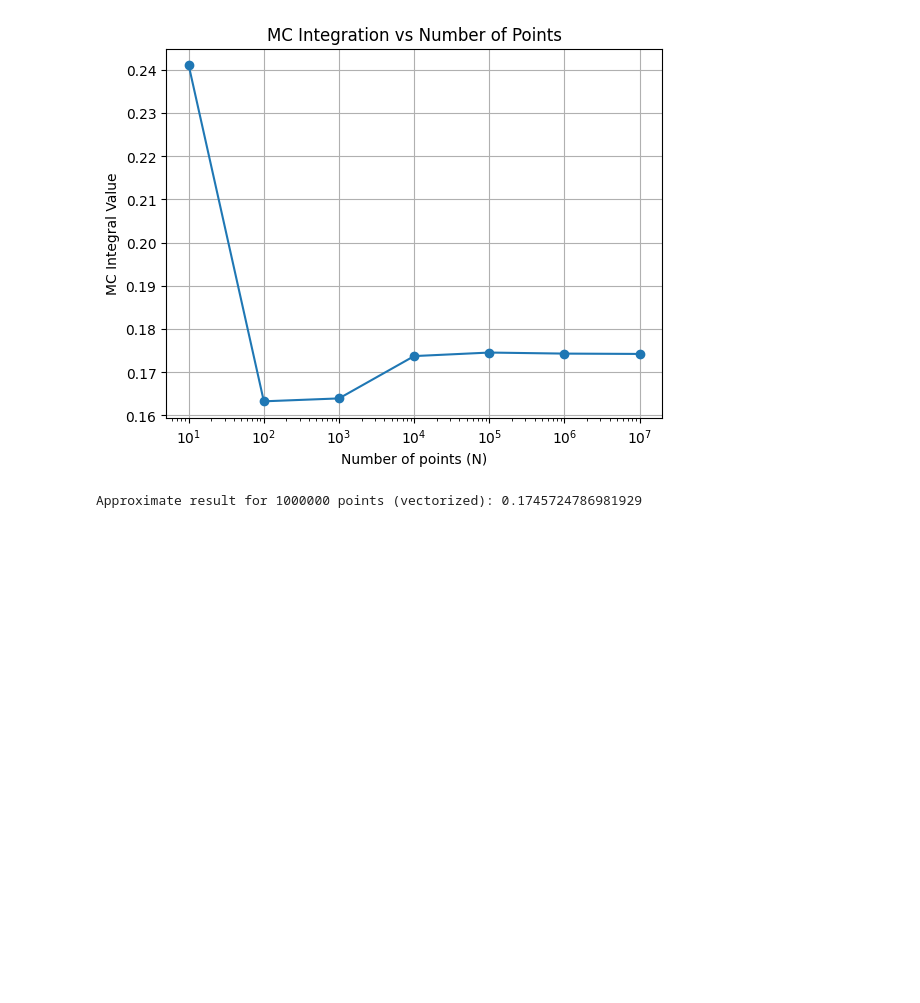
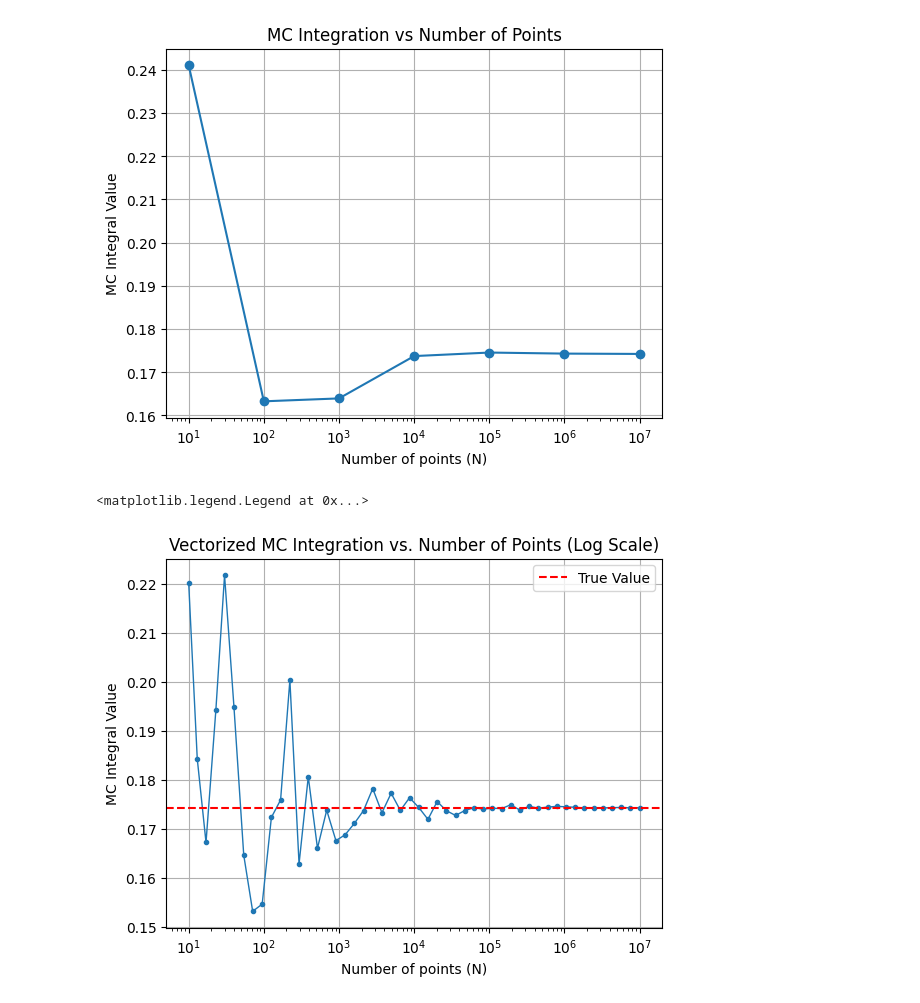
Before and after one commit to PX2145-2025/week-6-b-Morgan-Howard-Reuben, a Jupyter notebook: Monte_Carlo.ipynb, the cells around one changed output. Drawn from its saved outputs; the diff is of its cells as text; code cells hidden in the pictures; blank space fills up the shorter version.

```diff
--- a/Monte_Carlo.ipynb
+++ b/Monte_Carlo.ipynb
@@ -480,21 +480,46 @@ plt.grid()
 [figure]
 # %%
 # now try a diferent way, using logspace to create N values, and not using a loop in the integration
-# %%
-# vectorized MC method integration
-N_int = int(1e6)  # Choose the number of points
-a = 0             # Lower limit of integration
-b = np.pi/4       # Upper limit of integration
-
-# Generate N_int random numbers in the range [a, b)
-x_int_vectorized = a + (b - a) * random(N_int)
-
-# Calculate the function value for each random number
-f_values = f(x_int_vectorized)
-
-# Calculate the integral using the vectorized approach
-integral_vectorized = (b - a) * np.mean(f_values)
-
-print(f'Approximate result for {N_int} points (vectorized): {integral_vectorized}')
-# %% [output]
-Approximate result for 1000000 points (vectorized): 0.1745724786981929
+# %%
+# MC method integration without loop, for different N values using logspace (for which a loop can be used)
+
+a = 0             # state limits again
+b = np.pi/4
+
+# generate a range of N values on a log scale
+N_array = np.logspace(1, 7, num=50, dtype=int) # N from 10 to 1e7
+
+# array to store result
+MC_array = []
+
+# loop through different N values
+for N_values in N_array:
+    # generate N_values random numbers in the range 0 to pi/4
+    x_values = (b-a) * random(N_values)
+
+    # calculate the function value for each random number
+    f_values = f(x_values)
+
+    # calculate the integral using a no loop approach
+    integral_value = (b-a) * np.mean(f_values)
+
+    MC_array.append(integral_value)
+
+# convert to numpy arrays for plotting
+MC_array = np.array(MC_array)
+
+# define true value from WolframAlpha
+true_value = 0.1743
+
+# plot graph
+plt.plot(N_array, MC_array, 'o-', markersize=3, linewidth=1)
+plt.axhline(true_value, color='red', linestyle='--', label='True Value')
+plt.xscale('log') # set the x-axis to a logarithmic scale
+plt.xlabel('Number of points (N)')
+plt.ylabel('MC Integral Value')
+plt.title('Vectorized MC Integration vs. Number of Points (Log Scale)')
+plt.grid()
+plt.legend(loc='upper right')
+# %% [output]
+<matplotlib.legend.Legend at 0x...>
+[figure, added]
```
